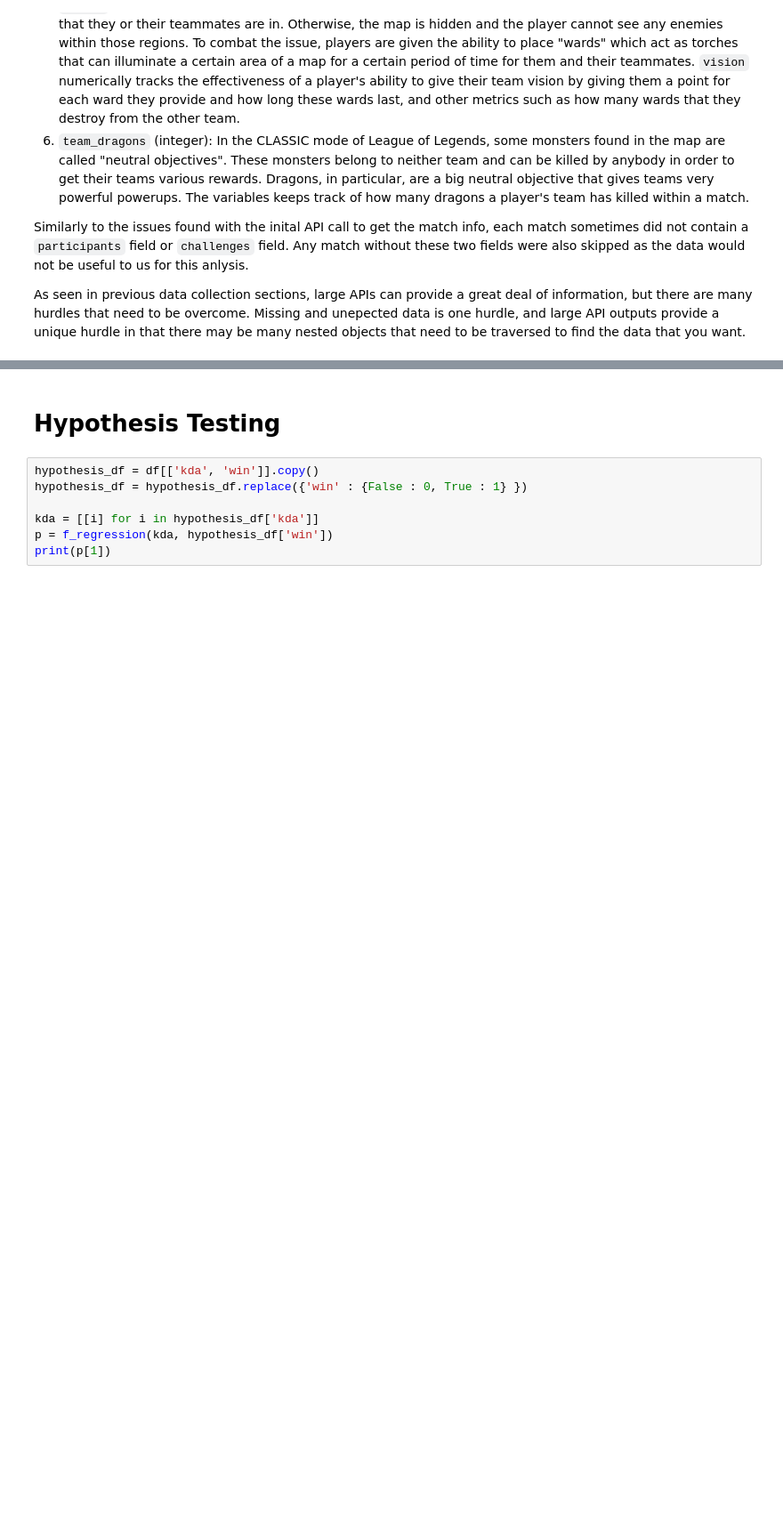
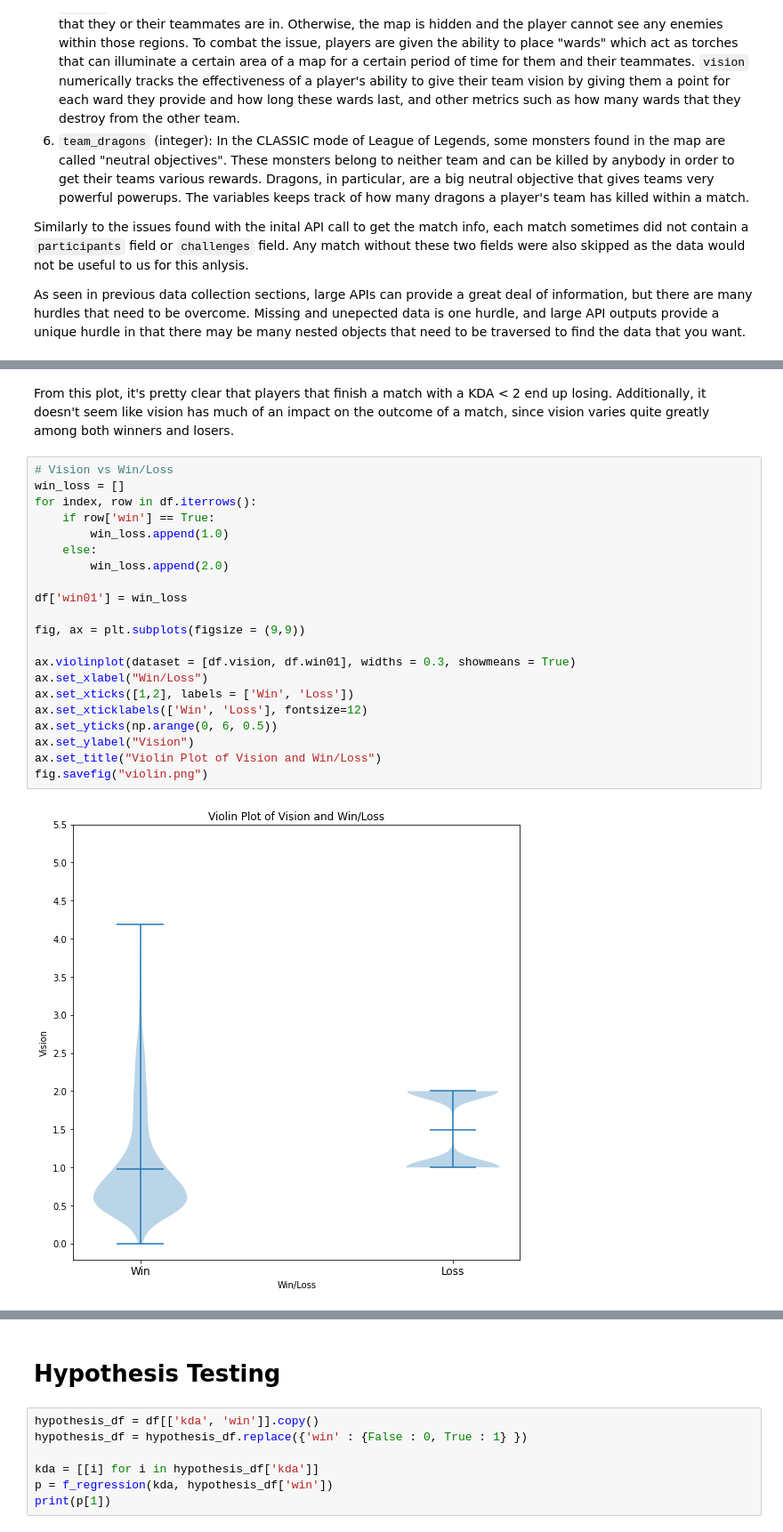
Before and after one commit to dvnmn/320-final-project, a Jupyter notebook: 320_Final_Project.ipynb, the cells around one changed output, grey strips where cells are left out. Shown at 89% size. Drawn from its saved outputs; the diff is of its cells as text; blank space fills up the shorter version.

```diff
--- a/320_Final_Project.ipynb
+++ b/320_Final_Project.ipynb
@@ -182,0 +236,25 @@ df
+# %% [markdown]
+From this plot, it's pretty clear that players that finish a match with a KDA < 2 end up losing. Additionally, it doesn't seem like vision has much of an impact on the outcome of a match, since vision varies quite greatly among both winners and losers.
+# %%
+# Vision vs Win/Loss
+win_loss = []
+for index, row in df.iterrows():
+    if row['win'] == True:
+        win_loss.append(1.0)
+    else:
+        win_loss.append(2.0)
+
+df['win01'] = win_loss
+
+fig, ax = plt.subplots(figsize = (9,9))
+
+ax.violinplot(dataset = [df.vision, df.win01], widths = 0.3, showmeans = True)
+ax.set_xlabel("Win/Loss")
+ax.set_xticks([1,2], labels = ['Win', 'Loss'])
+ax.set_xticklabels(['Win', 'Loss'], fontsize=12)
+ax.set_yticks(np.arange(0, 6, 0.5))
+ax.set_ylabel("Vision")
+ax.set_title("Violin Plot of Vision and Win/Loss")
+fig.savefig("violin.png")
+# %% [output]
+[figure, added]
```
Also changed, not shown: parts of 7 cells of this notebook.
